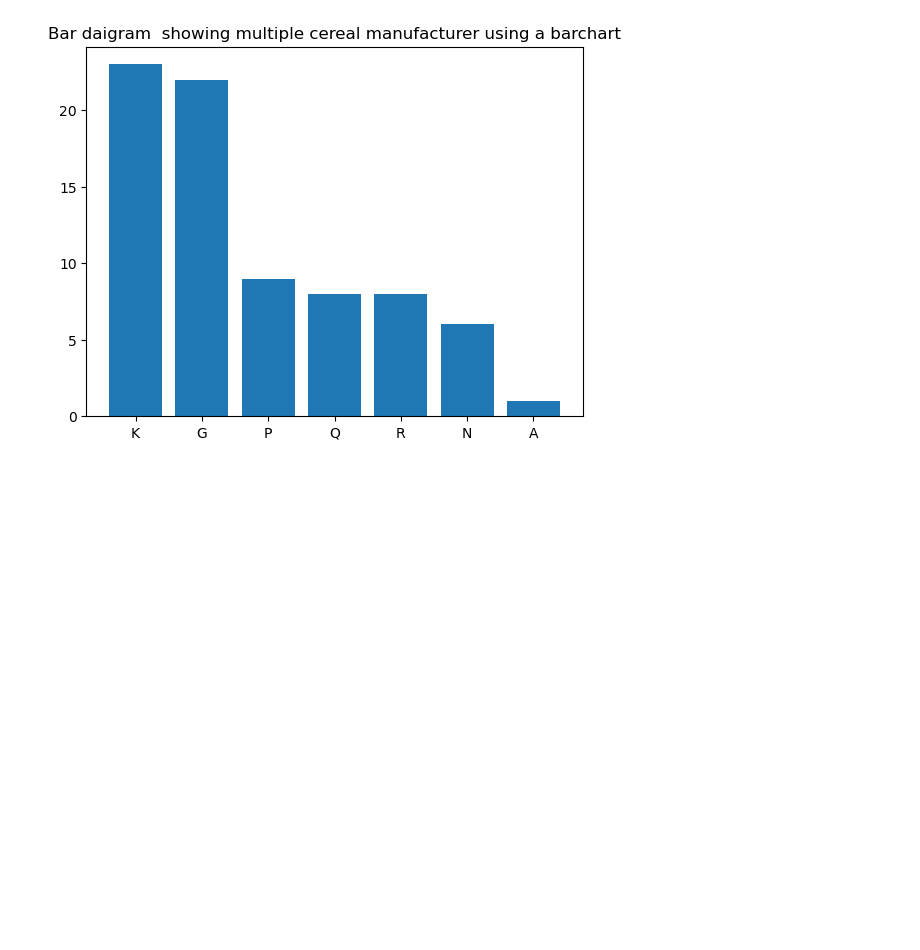
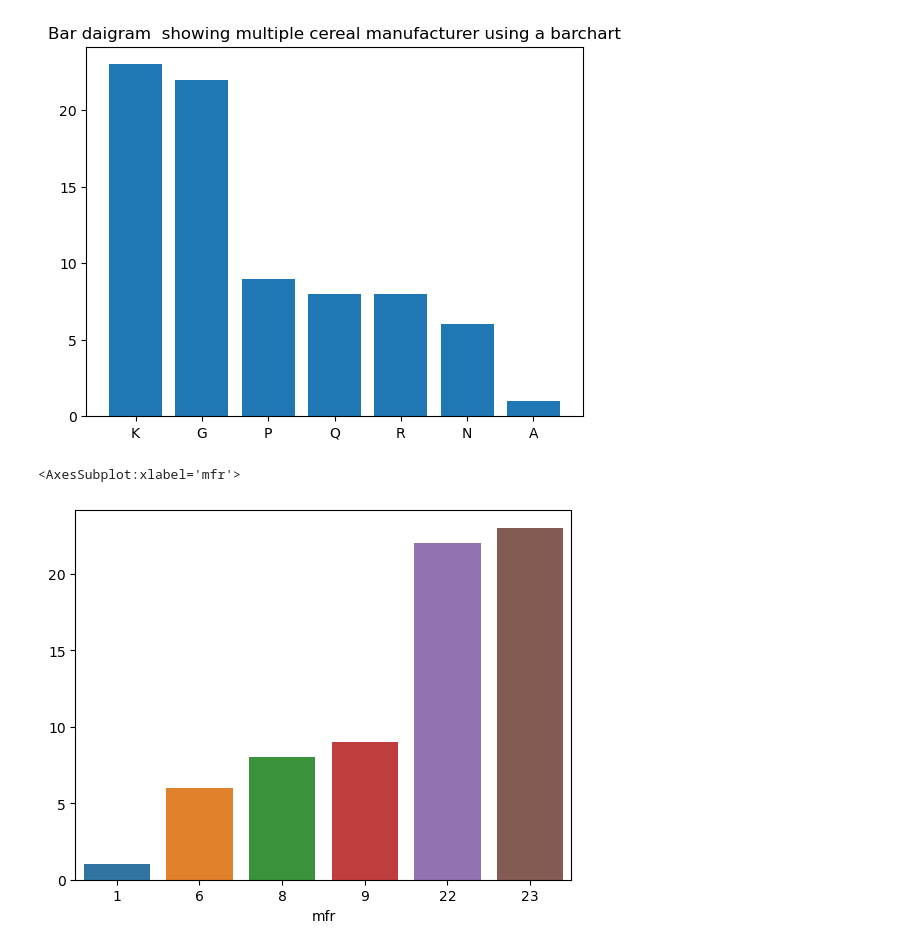
Before and after one commit to saurav1066/Data-Science-, a Jupyter notebook: read_data.ipynb, the cells around one changed output. Cells and saved outputs as stored; diff of their text form; code cells hidden in the pictures; blank space fills up the shorter version.

Commit message:
Using seaborn barplot to visualize categorical data

```diff
--- a/read_data.ipynb
+++ b/read_data.ipynb
@@ -148,3 +149,11 @@ A     1
 Name: mfr, dtype: int64
 Text(0.5, 1.0, 'Bar daigram  showing multiple cereal manufacturer using a barchart')
 [figure]
+# %%
+#visualizing using barplot from seaborn library
+import seaborn as sns
+
+sns.barplot(data = frequency ,x = list(frequency.index),y = frequency.values)
+# %% [output]
+<AxesSubplot:xlabel='mfr'>
+[figure, added]
```
Also changed, not shown: parts of 2 cells of this notebook.
